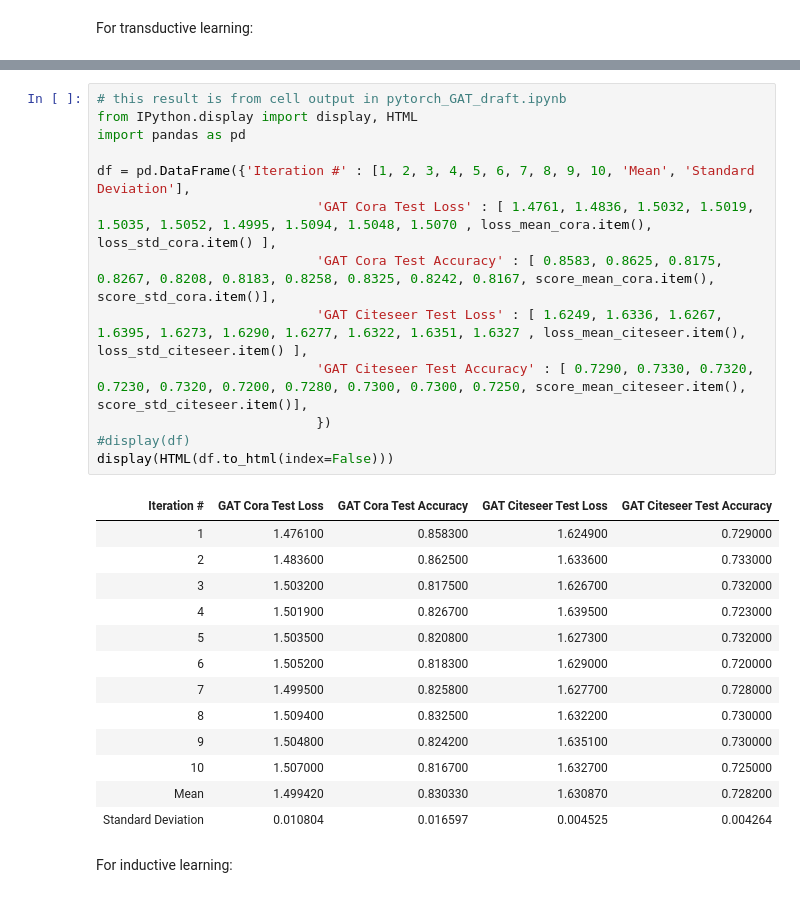
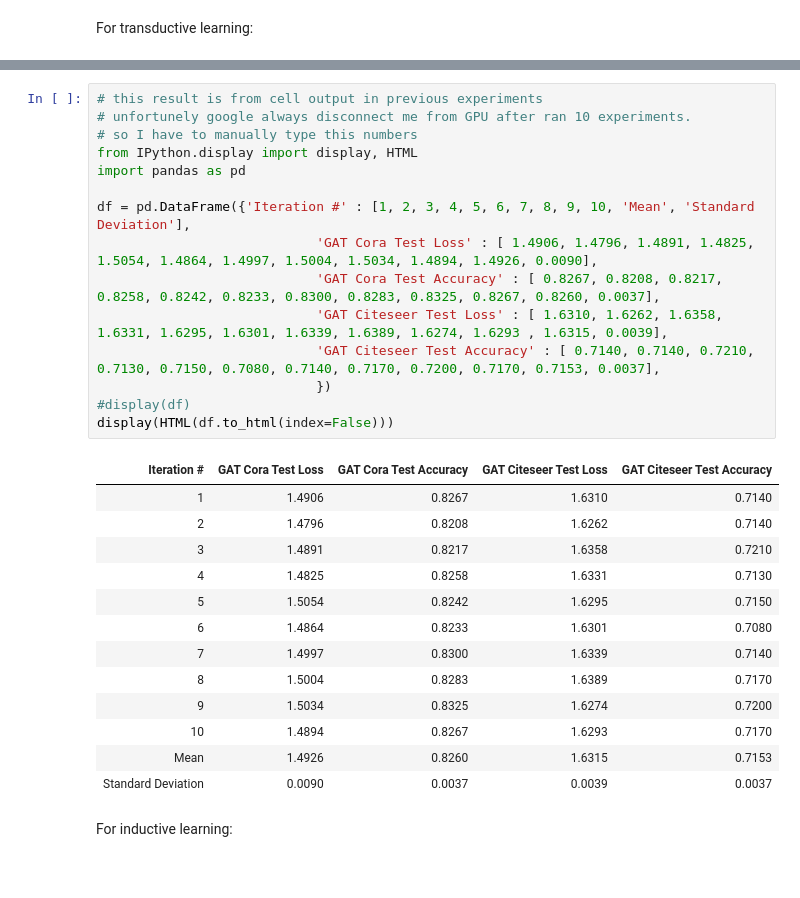
Before and after one commit to ranranrunforit/Reproducibility-Project, a Jupyter notebook: DL4H_Team_33_draft_cz78.ipynb, the cells around one changed output, grey strips where cells are left out. Cells and saved outputs as stored; diff of their text form.

```diff
--- a/DL4H_Team_33_draft_cz78.ipynb
+++ b/DL4H_Team_33_draft_cz78.ipynb
@@ -1480,30 +1359,32 @@ GAT Citeseer test accuracy:     0.7282 +/- 0.0043
 # %%
-# this result is from cell output in pytorch_GAT_draft.ipynb
+# this result is from cell output in previous experiments
+# unfortunely google always disconnect me from GPU after ran 10 experiments.
+# so I have to manually type this numbers
 from IPython.display import display, HTML
 import pandas as pd
 
 df = pd.DataFrame({'Iteration #' : [1, 2, 3, 4, 5, 6, 7, 8, 9, 10, 'Mean', 'Standard Deviation'],
-                            'GAT Cora Test Loss' : [ 1.4761, 1.4836, 1.5032, 1.5019, 1.5035, 1.5052, 1.4995, 1.5094, 1.5048, 1.5070 , loss_mean_cora.item(), loss_std_cora.item() ],
-                            'GAT Cora Test Accuracy' : [ 0.8583, 0.8625, 0.8175, 0.8267, 0.8208, 0.8183, 0.8258, 0.8325, 0.8242, 0.8167, score_mean_cora.item(), score_std_cora.item()],
-                            'GAT Citeseer Test Loss' : [ 1.6249, 1.6336, 1.6267, 1.6395, 1.6273, 1.6290, 1.6277, 1.6322, 1.6351, 1.6327 , loss_mean_citeseer.item(), loss_std_citeseer.item() ],
-                            'GAT Citeseer Test Accuracy' : [ 0.7290, 0.7330, 0.7320, 0.7230, 0.7320, 0.7200, 0.7280, 0.7300, 0.7300, 0.7250, score_mean_citeseer.item(), score_std_citeseer.item()],
+                            'GAT Cora Test Loss' : [ 1.4906, 1.4796, 1.4891, 1.4825, 1.5054, 1.4864, 1.4997, 1.5004, 1.5034, 1.4894, 1.4926, 0.0090],
+                            'GAT Cora Test Accuracy' : [ 0.8267, 0.8208, 0.8217, 0.8258, 0.8242, 0.8233, 0.8300, 0.8283, 0.8325, 0.8267, 0.8260, 0.0037],
+                            'GAT Citeseer Test Loss' : [ 1.6310, 1.6262, 1.6358, 1.6331, 1.6295, 1.6301, 1.6339, 1.6389, 1.6274, 1.6293 , 1.6315, 0.0039],
+                            'GAT Citeseer Test Accuracy' : [ 0.7140, 0.7140, 0.7210, 0.7130, 0.7150, 0.7080, 0.7140, 0.7170, 0.7200, 0.7170, 0.7153, 0.0037],
                             })
 #display(df)
 display(HTML(df.to_html(index=False)))
 # %% [output]
 | Iteration # | GAT Cora Test Loss | GAT Cora Test Accuracy | GAT Citeseer Test Loss | GAT Citeseer Test Accuracy |
-| 1 | 1.476100 | 0.858300 | 1.624900 | 0.729000 |
-| 2 | 1.483600 | 0.862500 | 1.633600 | 0.733000 |
-| 3 | 1.503200 | 0.817500 | 1.626700 | 0.732000 |
-| 4 | 1.501900 | 0.826700 | 1.639500 | 0.723000 |
-| 5 | 1.503500 | 0.820800 | 1.627300 | 0.732000 |
-| 6 | 1.505200 | 0.818300 | 1.629000 | 0.720000 |
-| 7 | 1.499500 | 0.825800 | 1.627700 | 0.728000 |
-| 8 | 1.509400 | 0.832500 | 1.632200 | 0.730000 |
-| 9 | 1.504800 | 0.824200 | 1.635100 | 0.730000 |
-| 10 | 1.507000 | 0.816700 | 1.632700 | 0.725000 |
-| Mean | 1.499420 | 0.830330 | 1.630870 | 0.728200 |
-| Standard Deviation | 0.010804 | 0.016597 | 0.004525 | 0.004264 |
+| 1 | 1.4906 | 0.8267 | 1.6310 | 0.7140 |
+| 2 | 1.4796 | 0.8208 | 1.6262 | 0.7140 |
+| 3 | 1.4891 | 0.8217 | 1.6358 | 0.7210 |
+| 4 | 1.4825 | 0.8258 | 1.6331 | 0.7130 |
+| 5 | 1.5054 | 0.8242 | 1.6295 | 0.7150 |
+| 6 | 1.4864 | 0.8233 | 1.6301 | 0.7080 |
+| 7 | 1.4997 | 0.8300 | 1.6339 | 0.7140 |
+| 8 | 1.5004 | 0.8283 | 1.6389 | 0.7170 |
+| 9 | 1.5034 | 0.8325 | 1.6274 | 0.7200 |
+| 10 | 1.4894 | 0.8267 | 1.6293 | 0.7170 |
+| Mean | 1.4926 | 0.8260 | 1.6315 | 0.7153 |
+| Standard Deviation | 0.0090 | 0.0037 | 0.0039 | 0.0037 |
 # %% [markdown]
 For inductive learning:
 # %% [markdown]
```
Also changed, not shown: parts of 23 cells of this notebook.
